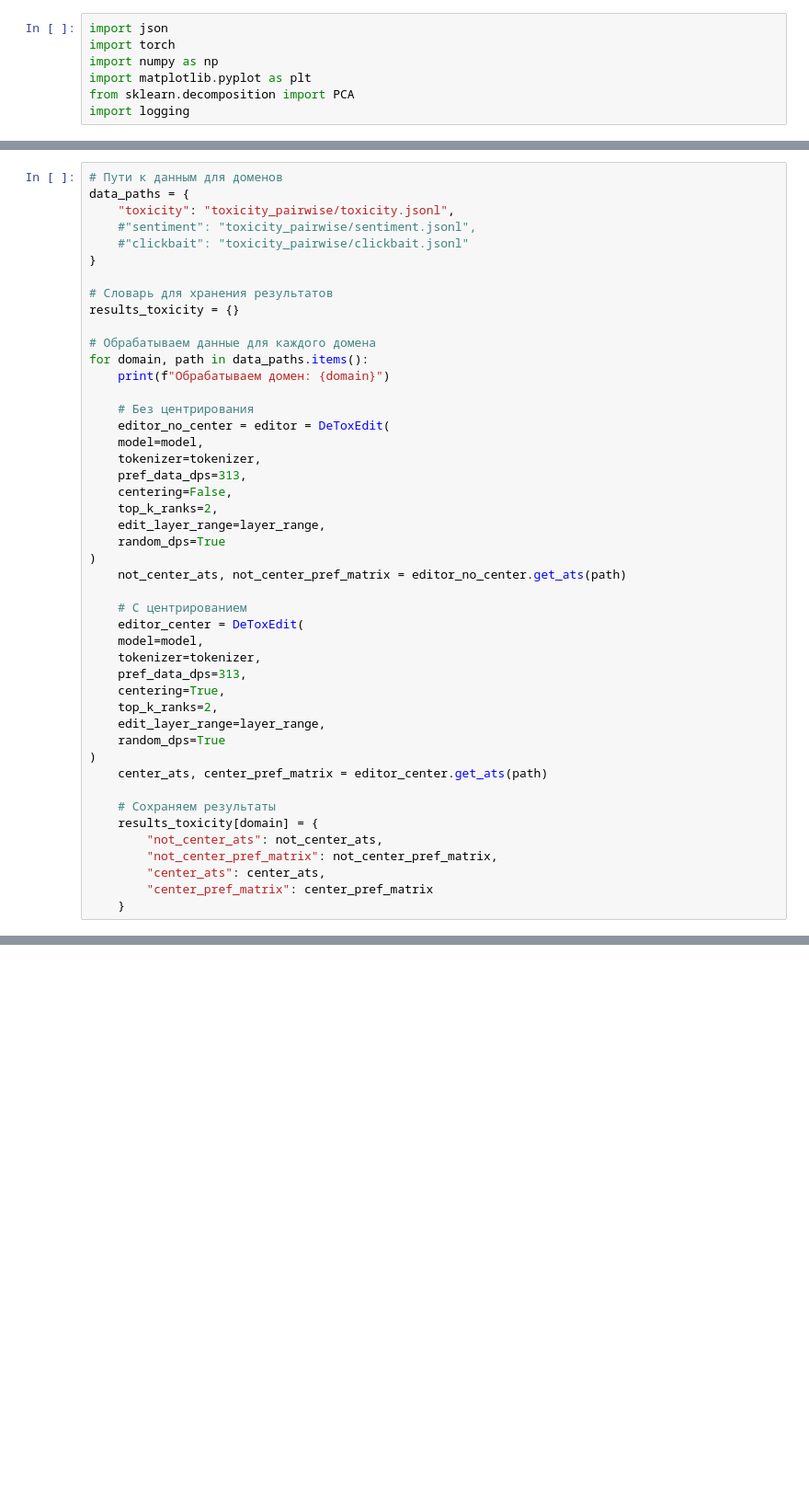
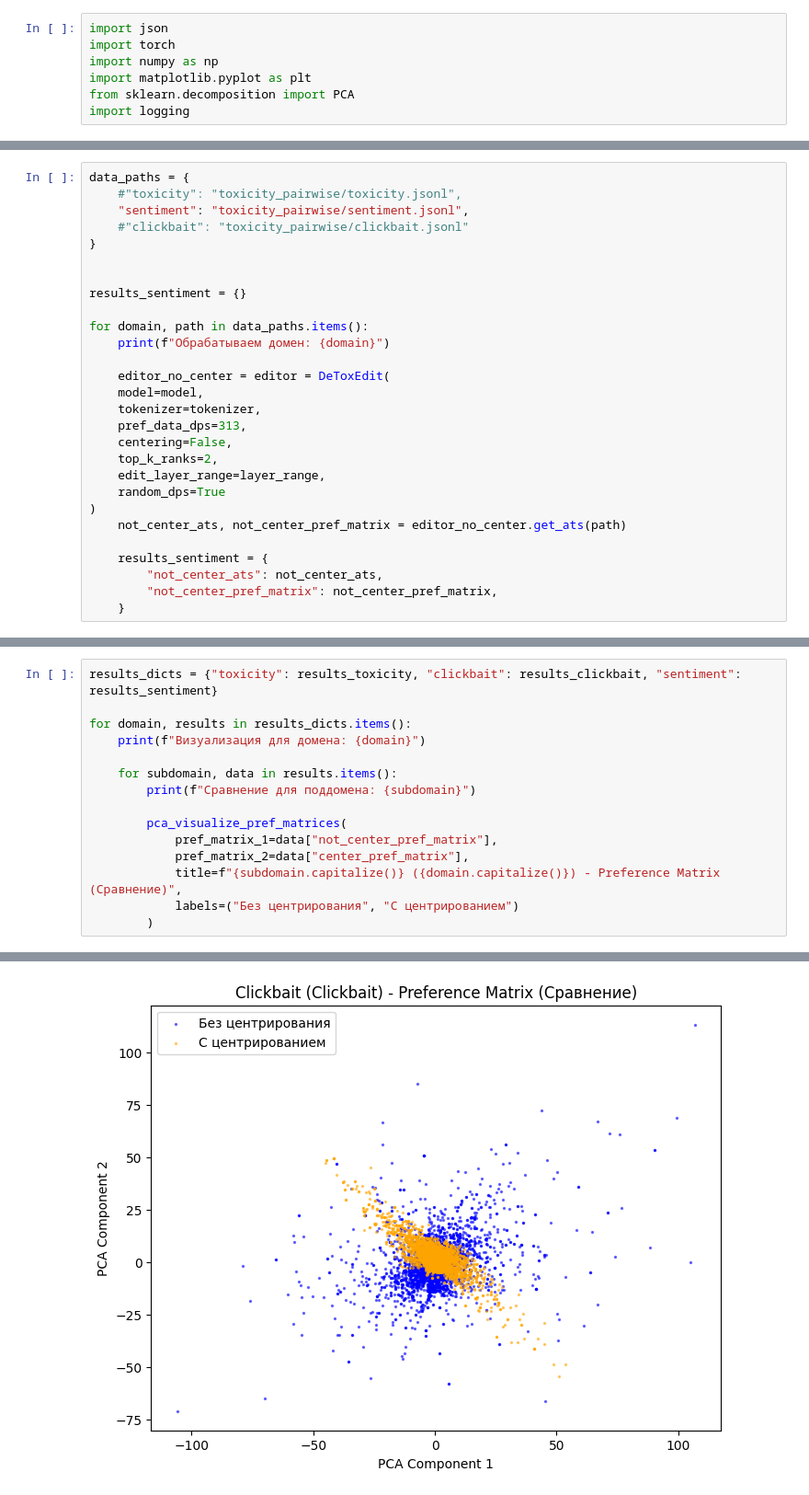
Before and after one commit to ellinaleshina/DetoxAI_NLA, a Jupyter notebook: PCA.ipynb, the cells around one changed output, grey strips where cells are left out. Shown at 92% size. Drawn from its saved outputs; the diff is of its cells as text; blank space fills up the shorter version.

```diff
--- a/PCA.ipynb
+++ b/PCA.ipynb
@@ -162,19 +169,16 @@ for domain, data in results.items():
 # %%
-# Пути к данным для доменов
 data_paths = {
-    "toxicity": "toxicity_pairwise/toxicity.jsonl",
-    #"sentiment": "toxicity_pairwise/sentiment.jsonl",
+    #"toxicity": "toxicity_pairwise/toxicity.jsonl",
+    "sentiment": "toxicity_pairwise/sentiment.jsonl",
     #"clickbait": "toxicity_pairwise/clickbait.jsonl"
 }
 
-# Словарь для хранения результатов
-results_toxicity = {}
 
-# Обрабатываем данные для каждого домена
+results_sentiment = {}
+
 for domain, path in data_paths.items():
     print(f"Обрабатываем домен: {domain}")
 
-    # Без центрирования
     editor_no_center = editor = DeToxEdit(
     model=model,
     tokenizer=tokenizer,
@@ -186,23 +190,8 @@ for domain, path in data_paths.items():
 )
     not_center_ats, not_center_pref_matrix = editor_no_center.get_ats(path)
 
-    # С центрированием
-    editor_center = DeToxEdit(
-    model=model,
-    tokenizer=tokenizer,
-    pref_data_dps=313,
-    centering=True,
-    top_k_ranks=2,
-    edit_layer_range=layer_range,
-    random_dps=True
-)
-    center_ats, center_pref_matrix = editor_center.get_ats(path)
-
-    # Сохраняем результаты
-    results_toxicity[domain] = {
+    results_sentiment = {
         "not_center_ats": not_center_ats,
         "not_center_pref_matrix": not_center_pref_matrix,
-        "center_ats": center_ats,
-        "center_pref_matrix": center_pref_matrix
     }
 # %% [output]
@@ -320,0 +218,16 @@ pca_visualize_multi_domains(
+# %%
+results_dicts = {"toxicity": results_toxicity, "clickbait": results_clickbait, "sentiment": results_sentiment}
+
+for domain, results in results_dicts.items():
+    print(f"Визуализация для домена: {domain}")
+
+    for subdomain, data in results.items():
+        print(f"Сравнение для поддомена: {subdomain}")
+
+        pca_visualize_pref_matrices(
+            pref_matrix_1=data["not_center_pref_matrix"],
+            pref_matrix_2=data["center_pref_matrix"],
+            title=f"{subdomain.capitalize()} ({domain.capitalize()}) - Preference Matrix (Сравнение)",
+            labels=("Без центрирования", "С центрированием")
+        )
+# %% [output]
@@ -320,0 +239 @@ pca_visualize_multi_domains(
+[figure, added]
```
Also changed, not shown: parts of 29 cells of this notebook, 3 other files.
